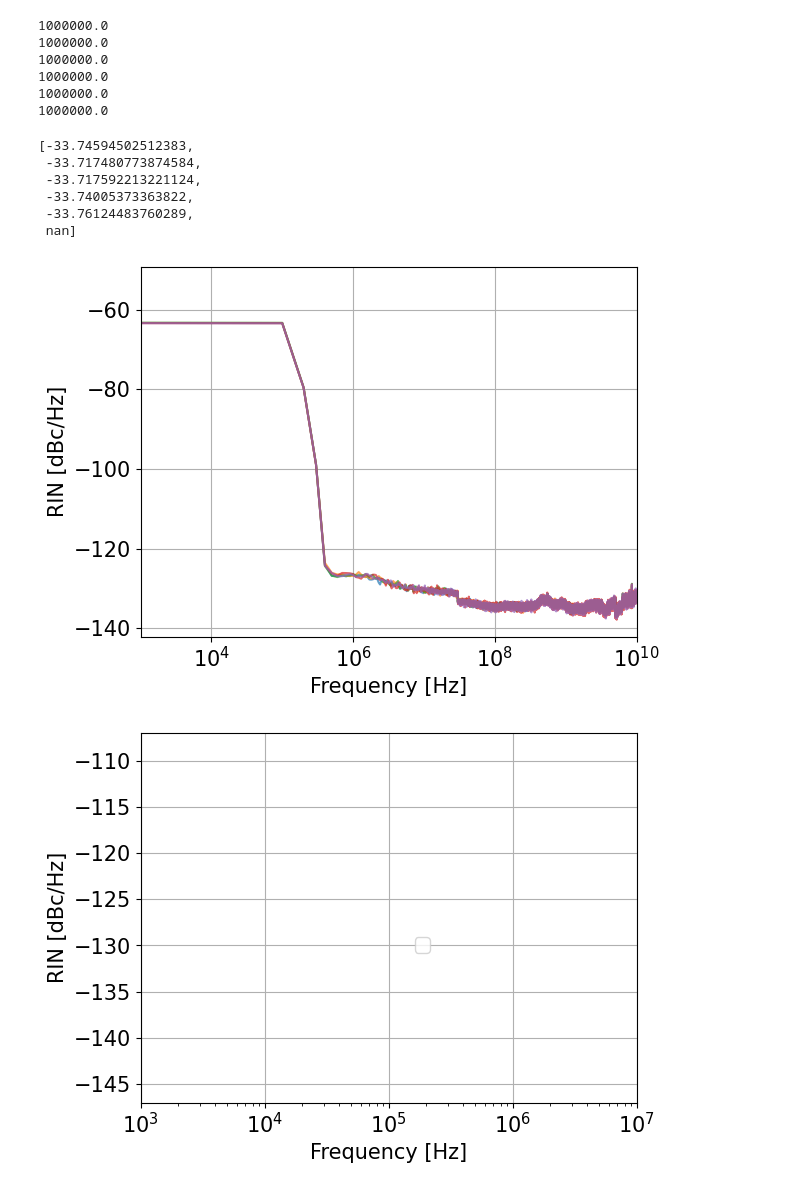
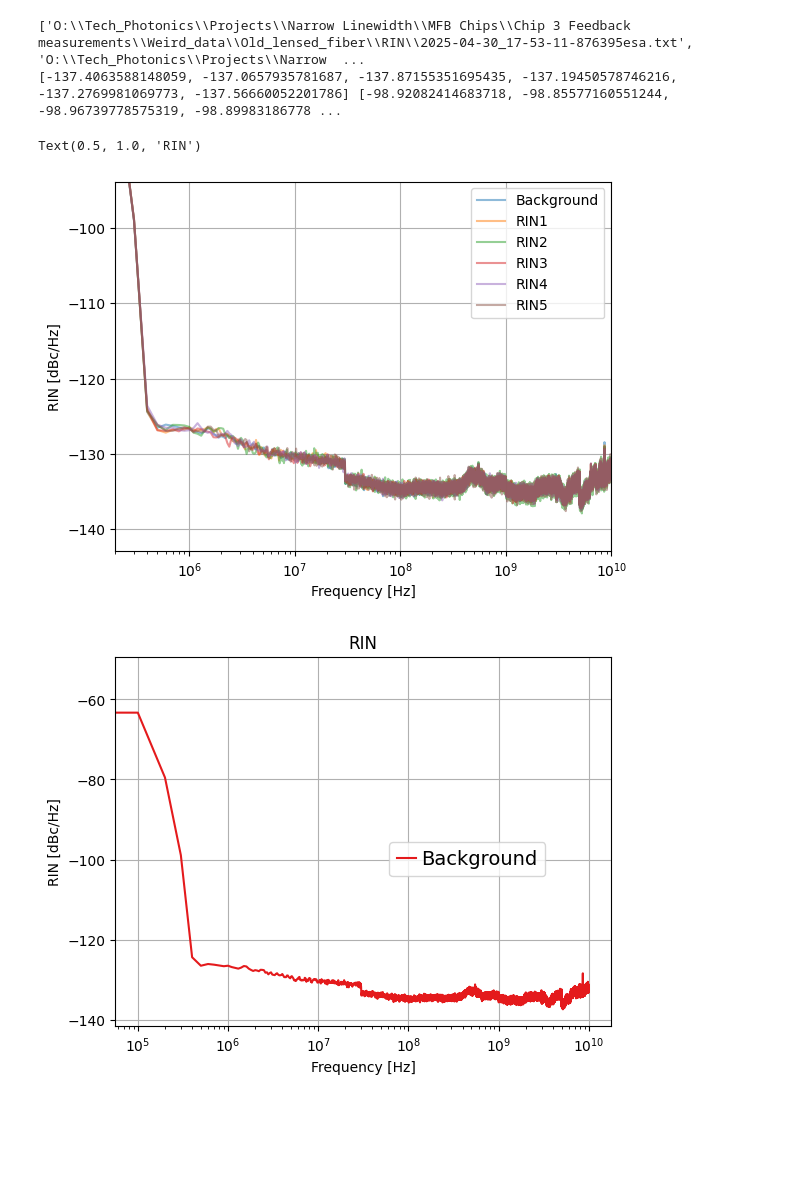
Before and after one commit to auphotonicLab/PICLab-narrow-linewidth, a Jupyter notebook: Lensed_fiber/RIN_analysis.ipynb, the cells around one changed output. Drawn from its saved outputs; the diff is of its cells as text; code cells hidden in the pictures; blank space fills up the shorter version.

```diff
--- a/Lensed_fiber/RIN_analysis.ipynb
+++ b/Lensed_fiber/RIN_analysis.ipynb
@@ -318,19 +10,17 @@ def plot_intensity_data(directory): #For HP detector.
-# %%
-plt.rcParams.update({'font.size': 15})
-
-plot_intensity_data(
-# %% [output]
-1000000.0
-1000000.0
-1000000.0
-1000000.0
-1000000.0
-1000000.0
-[-33.74594502512383,
- -33.717480773874584,
- -33.717592213221124,
- -33.74005373363822,
- -33.76124483760289,
- nan]
-[figure, removed]
-[figure, removed]
+# %%
+#Old lensed fiber
+conversion_factor = rin.calibrate_conversion(power_uW = np.array([581,580,578]),
+voltage_mV = np.array([161.89,161.61,161.13]))
+
+data_old = rin.get_RIN_data(directory = r"O:\Tech_Photonics\Projects\Narrow Linewidth\MFB Chips\Chip 3 Feedback measurements\Weird_data\Old_lensed_fiber\RIN",
+conversion_factor = conversion_factor,
+background_identifier = '2025-04-30_17-53-11-876395esa',
+background_power = 580,
+plot = True,
+start_idx = 10)
+# %% [output]
+['O:\\Tech_Photonics\\Projects\\Narrow Linewidth\\MFB Chips\\Chip 3 Feedback measurements\\Weird_data\\Old_lensed_fiber\\RIN\\2025-04-30_17-53-11-876395esa.txt', 'O:\\Tech_Photonics\\Projects\\Narrow  ...
+[-137.4063588148059, -137.0657935781687, -137.87155351695435, -137.19450578746216, -137.2769981069773, -137.56660052201786] [-98.92082414683718, -98.85577160551244, -98.96739778575319, -98.89983186778 ...
+Text(0.5, 1.0, 'RIN')
+[figure, added]
+[figure, added]
```
Also changed, not shown: parts of 5 cells of this notebook, 4 other files.
